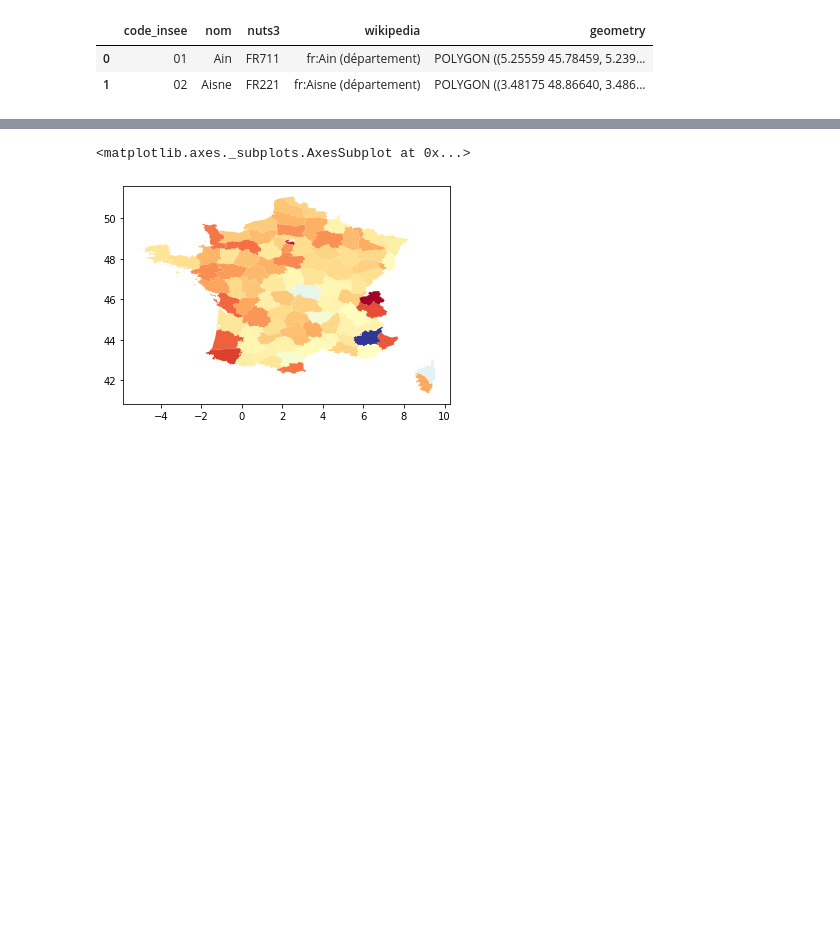
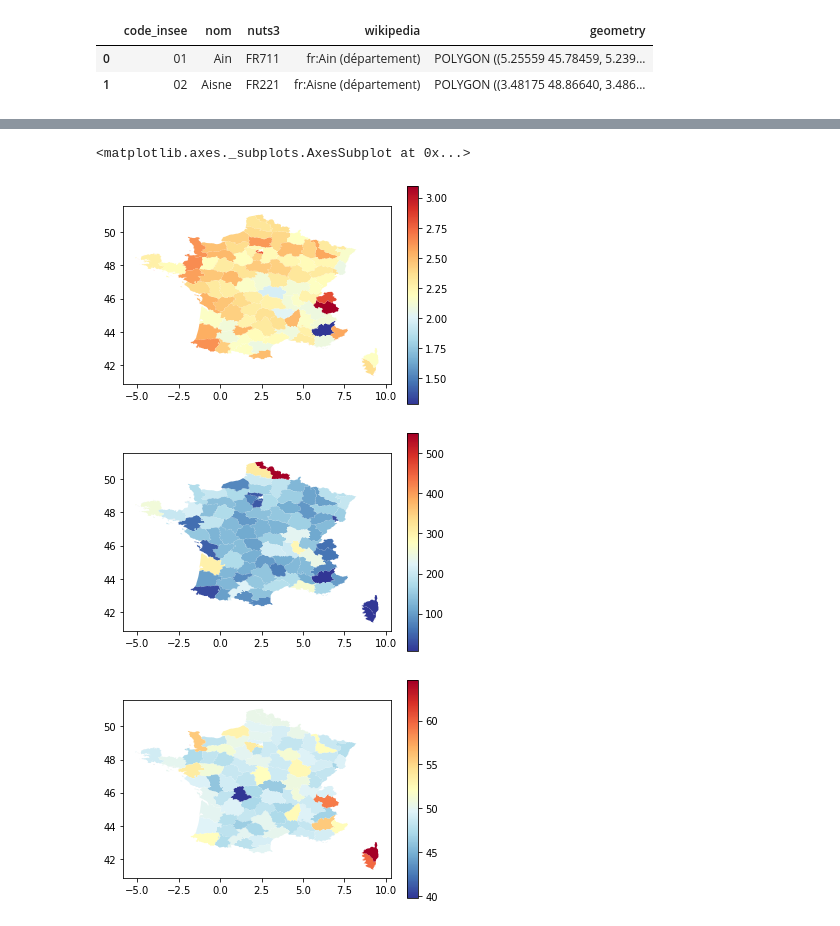
Before and after one commit to dusylvain/Projet-Python-deputes, a Jupyter notebook: statistiques_descriptives_depute (1).ipynb, the cells around one changed output, grey strips where cells are left out. Saved outputs shown, nothing was run; the diff lists cells and outputs as text; code cells hidden in the pictures; blank space fills up the shorter version.

```diff
--- a/statistiques_descriptives_depute (1).ipynb
+++ b/statistiques_descriptives_depute (1).ipynb
@@ -96,2 +88,0 @@ age_dep.head(2)
-# %%
-mandat_dep['âge député']=mandat_dep[df_depu['Né le'][df_depu['Nom'==mandat_dep[mandat_dep['Nom']]]]-mandat_dep['date']]
@@ -99,0 +89,4 @@ KeyError: "None of [Index(['Jean-Baptiste, Antoine Georgette du Buisson de La Bo
+# %%
+age_dep['age depute']=age_dep['Date debut mandat']-age_dep['Date de naissance']
+age_dep['age en année']=age_dep['age depute'].apply(lambda x: float(x.days / 365.25))
+age_dep
@@ -135,15 +148,16 @@ dtype: int64
 # %%
 mandat_dep.set_index('Département', inplace=True)#on met département en index pour pouvoir scinder par départements
 # %%
-mandat_dep.reset_index()
-x,y,z=[],[],[]
+df=age_dep.reset_index()
+w,x,y,z=[],[],[],[]
 for dep in dep_possible :
+    w+=[df[df['Département']==dep]['age en année'].mean()]
     x+=[len(df[df['Département']==dep])]#on compte le nombre total de mandat dans le département
     y+=[len(df[df['Département']==dep]['Nom'].unique())]#Puis le nombre de députés différent par dpt
     z+=[x[-1]/y[-1]] #Ceci est le nombre moyen de mandat par député
 
-carac_dep_bis=np.array([x, y, z])#on crée un dataframe avec les informations
-table = pd.DataFrame(carac_dep_bis, index=['nombre_mandat', 'nombre député','nombre moyen de mandats par député'],columns=dep_possible)
+carac_dep_bis=np.array([w, x, y, z])#on crée un dataframe avec les informations
+table = pd.DataFrame(carac_dep_bis, index=['age moyen des deputes', 'nombre_mandat', 'nombre député','nombre moyen de mandats par député'],columns=dep_possible)
 table.head()
 # %% [output]
 |  | Ain | Aisne | Allier | Alpes-Maritimes | Alpes-de-Haute-Provence | Anciens départements d'Algérie | Ardennes | ... |
@@ -248,7 +271,11 @@ table.T.head()
 carte_departement_metrop.set_index('nom', inplace=True)#on met le nom du département en index pour pouvoir joindre les bases
 # %%
 df = carte_departement_metrop.merge(table.T, how = 'inner', left_index=True, right_index=True)
-df.plot(column = 'nombre moyen de mandats par député', cmap = 'RdYlBu_r')
+df.plot(column = 'nombre moyen de mandats par député', cmap = 'RdYlBu_r', legend=True)
+df.plot(column='nombre député', cmap = 'RdYlBu_r', legend=True)
+df.plot(column='age moyen des deputes', cmap='RdYlBu_r', legend=True)
 # %% [output]
 <matplotlib.axes._subplots.AxesSubplot at 0x...>
-[figure, old version]
+[figure, new version]
+[figure, added]
+[figure, added]
```
Also changed, not shown: parts of 9 cells of this notebook.
